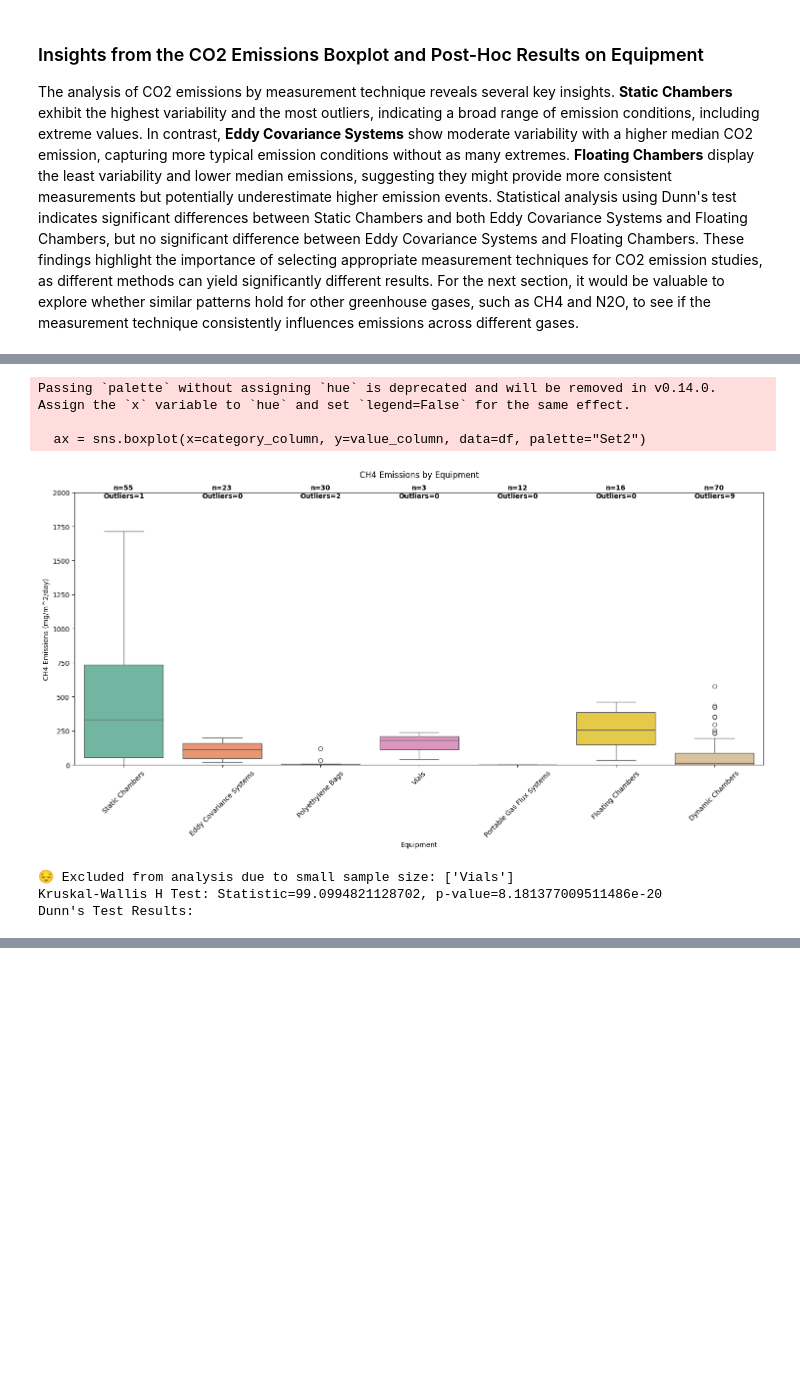
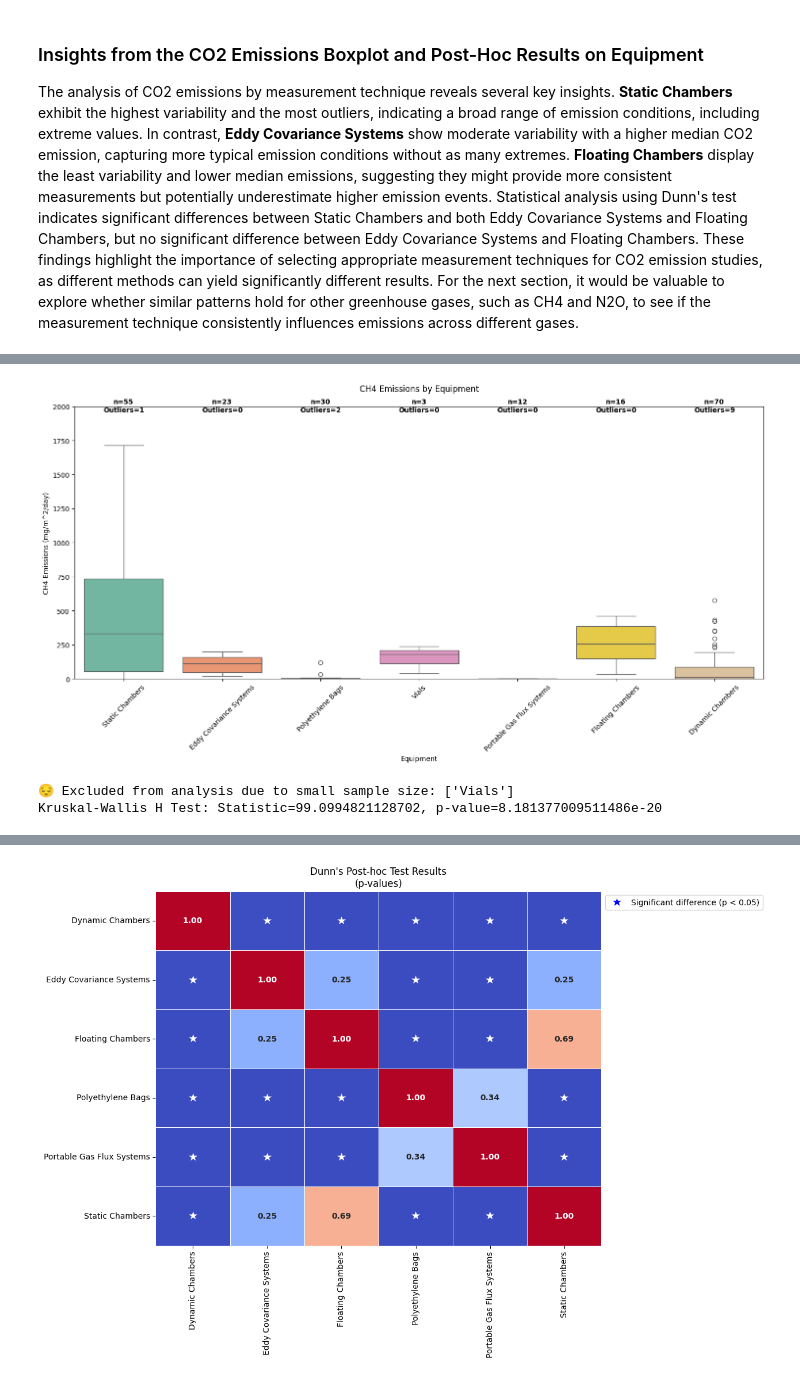
Before and after one commit to cavs1010/wetland_data_ana, a Jupyter notebook: data_analysis.ipynb, the cells around one changed output, grey strips where cells are left out. Saved outputs shown, nothing was run; the diff lists cells and outputs as text; code cells hidden in the pictures; blank space fills up the shorter version.

```diff
--- a/data_analysis.ipynb
+++ b/data_analysis.ipynb
@@ -532,7 +486,7 @@ def plot_boxplot(df, value_column, category_column, y_label, title_prefix, y_lim
     y_limits (tuple): Optional. The limits for the y-axis in the format (y_min, y_max).
     """
     plt.figure(figsize=(15, 8))
-    ax = sns.boxplot(x=category_column, y=value_column, data=df, palette="Set2")
+    ax = sns.boxplot(x=category_column, y=value_column, data=df, hue=category_column, palette="Set2", legend=False)
     if y_limits is not None:
         ax.set_ylim(y_limits)
     add_sample_and_outliers_text(ax, df, value_column, category_column)
@@ -583,8 +537,37 @@ def perform_posthoc_dunn_test(df, value_column, category_column, min_sample_size
     """
     valid_df = df[df[category_column].isin([category for category in df[category_column].unique() if len(df[df[category_column] == category]) >= min_sample_size])]
     dunn_result = posthoc_dunn(valid_df, val_col=value_column, group_col=category_column, p_adjust='fdr_bh')
-    print(f'Dunn\'s Test Results:\n')
+    #print(f'Dunn\'s Test Results:\n')
     return dunn_result
+
+def plot_dunn_heatmap(dunn_result):
+    """
+    Plot a heatmap of Dunn's post-hoc test results, highlighting p-values less than 0.05.
+
+    Parameters:
+    dunn_result (pd.DataFrame): The result of Dunn's post-hoc test.
+    """
+    plt.figure(figsize=(10, 8))
+    ax = sns.heatmap(dunn_result, annot=True, fmt=".2f", cmap="coolwarm", cbar=False,
+                     annot_kws={"size": 10, "weight": "bold"},
+                     linewidths=.5)
+    for text in ax.texts:
+        if float(text.get_text()) < 0.05:
+            text.set_text('★')
+            text.set_size(14)
+            text.set_weight('bold')
+            text.set_color('white')
+
+    cbar = ax.collections[0].colorbar
+    #cbar.set_label('p-values')
+    plt.title('Dunn\'s Post-hoc Test Results\n(p-values)')
+
+    # Adding a custom legend for the star
+    star_patch = plt.Line2D([0], [0], marker='*', color='w', label='Significant difference (p < 0.05)',
+                            markerfacecolor='blue', markersize=15)
+    plt.legend(handles=[star_patch], loc='upper left', bbox_to_anchor=(1, 1))
+
+    plt.show()
 
 def create_boxplot_and_stats(df, value_column, category_column, y_label, title_prefix, y_limits=None, min_sample_size=1):
     """
@@ -607,10 +590,10 @@ def create_boxplot_and_stats(df, value_column, category_column, y_label, title_p
     if kruskal_result.pvalue < 0.05:
         dunn_result = perform_posthoc_dunn_test(df, value_column, category_column, min_sample_size)
 
-        # Highlighting p-values less than 0.05
-        dunn_result_styled = dunn_result.style.applymap(lambda val: 'background-color: blue' if val < 0.05 else '')
-        display(dunn_result_styled)
+        # Plot the heatmap of Dunn's test results
+        plot_dunn_heatmap(dunn_result)
 
+        #return dunn_result
     else:
         print("No significant difference found by Kruskal-Wallis test.")
         return None
@@ -618,10 +601,6 @@ def create_boxplot_and_stats(df, value_column, category_column, y_label, title_p
 # Example call with y-limits and minimum sample size
 create_boxplot_and_stats(df=ch4_data, value_column='Flux_Value', category_column='Equipment', y_label='CH4 Emissions (mg/m^2/day)', title_prefix='CH4 Emissions', y_limits=(0, 2000), min_sample_size=5)
 # %% [output]
+[figure]
-Passing `palette` without assigning `hue` is deprecated and will be removed in v0.14.0. Assign the `x` variable to `hue` and set `legend=False` for the same effect.
-
-  ax = sns.boxplot(x=category_column, y=value_column, data=df, palette="Set2")
+😔 Excluded from analysis due to small sample size: ['Vials']
+Kruskal-Wallis H Test: Statistic=99.0994821128702, p-value=8.181377009511486e-20
-[figure]
-😔 Excluded from analysis due to small sample size: ['Vials']
-Kruskal-Wallis H Test: Statistic=99.0994821128702, p-value=8.181377009511486e-20
-Dunn's Test Results:
@@ -634,0 +607 @@ Dunn's Test Results:
+[figure, added]
```
Also changed, not shown: parts of 6 cells of this notebook.
